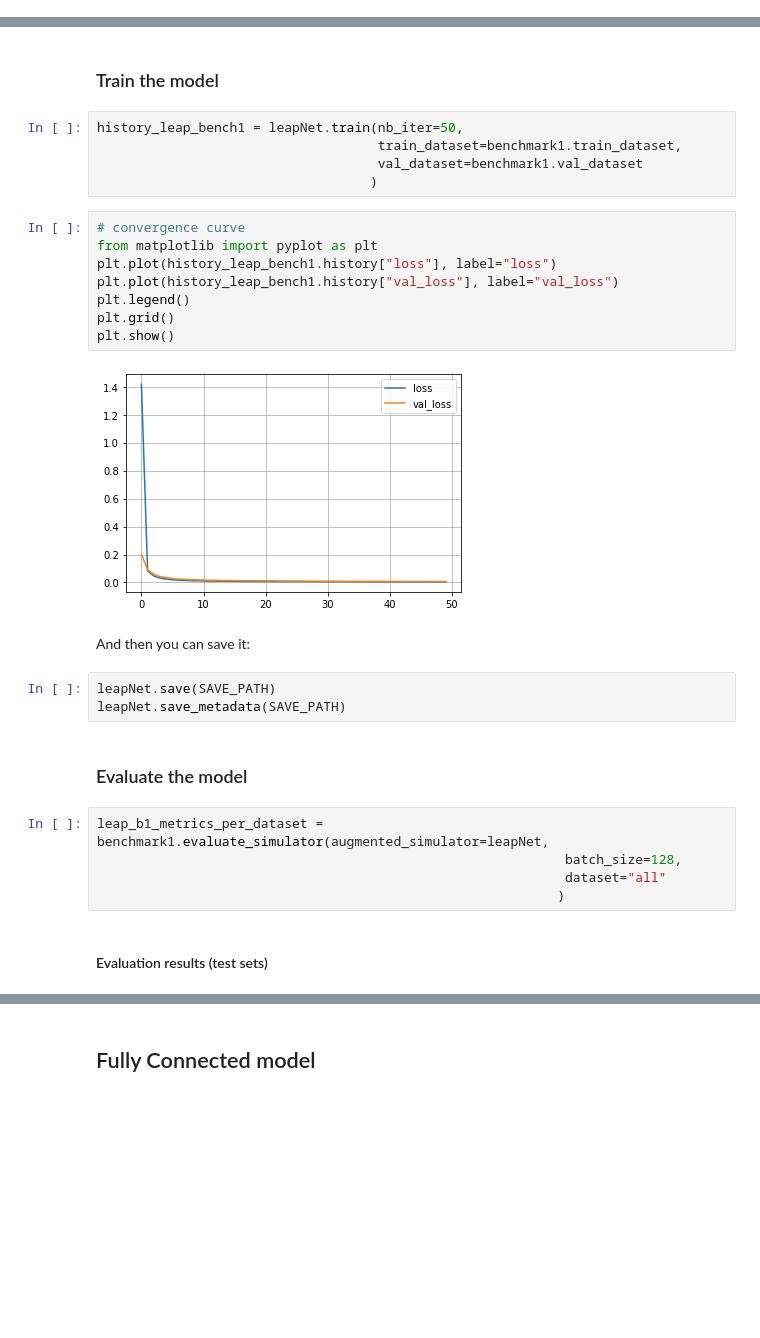
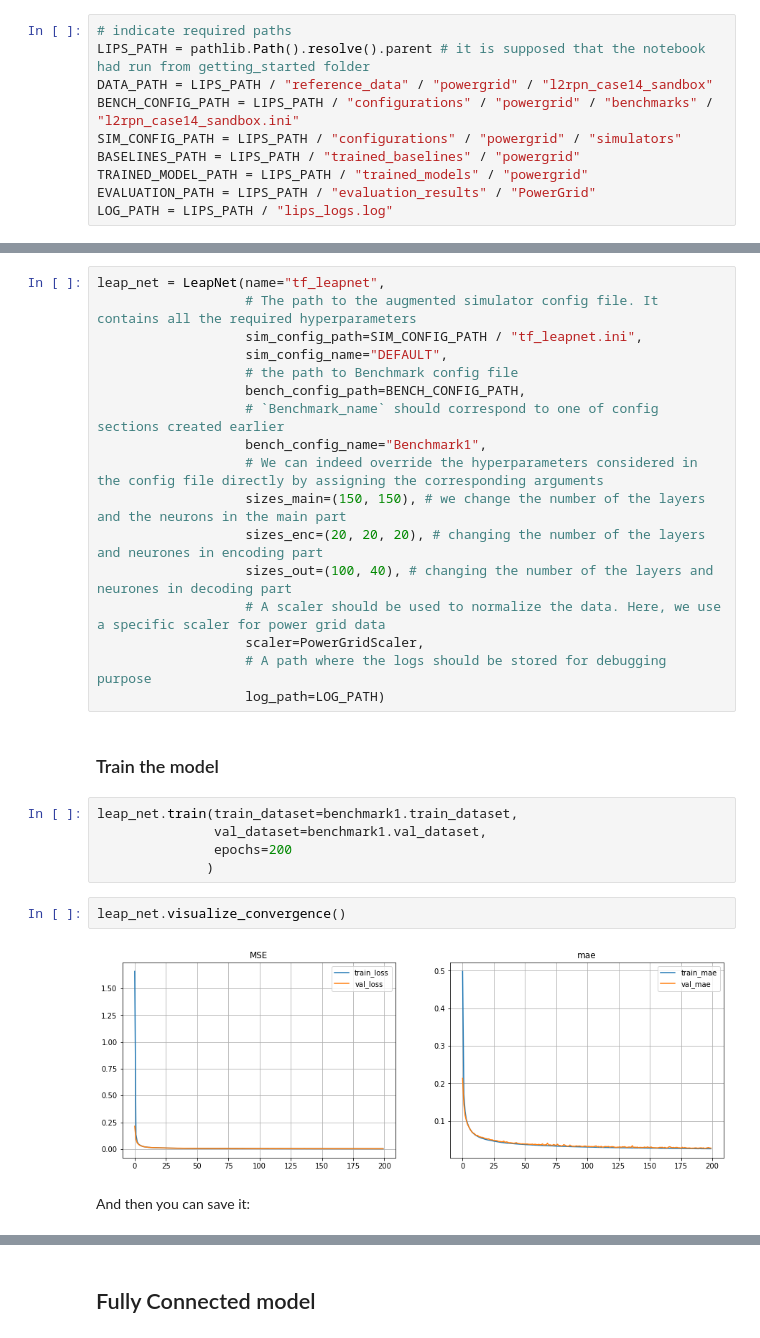
Before and after one commit to IRT-SystemX/LIPS, a Jupyter notebook: getting_started/03_TrainAnAugmentedSimulator.ipynb, the cells around one changed output, grey strips where cells are left out. Saved outputs shown, nothing was run; the diff lists cells and outputs as text; blank space fills up the shorter version.

```diff
--- a/getting_started/03_TrainAnAugmentedSimulator.ipynb
+++ b/getting_started/03_TrainAnAugmentedSimulator.ipynb
@@ -25,3 +25,13 @@ BASELINES_PATH = LIPS_PATH / "trained_baselines"
+# %%
+# indicate required paths
+LIPS_PATH = pathlib.Path().resolve().parent # it is supposed that the notebook had run from getting_started folder
+DATA_PATH = LIPS_PATH / "reference_data" / "powergrid" / "l2rpn_case14_sandbox"
+BENCH_CONFIG_PATH = LIPS_PATH / "configurations" / "powergrid" / "benchmarks" / "l2rpn_case14_sandbox.ini"
+SIM_CONFIG_PATH = LIPS_PATH / "configurations" / "powergrid" / "simulators"
+BASELINES_PATH = LIPS_PATH / "trained_baselines" / "powergrid"
+TRAINED_MODEL_PATH = LIPS_PATH / "trained_models" / "powergrid"
+EVALUATION_PATH = LIPS_PATH / "evaluation_results" / "PowerGrid"
+LOG_PATH = LIPS_PATH / "lips_logs.log"
 # %% [markdown]
 # Benchmark1 <a class="anchor" id="benchmark1"></a>
 # %% [markdown]
@@ -247,31 +142,30 @@ leapNet = LeapNetAS(name="LeapNet_benchmark1",
+# %%
+leap_net = LeapNet(name="tf_leapnet",
+                   # The path to the augmented simulator config file. It contains all the required hyperparameters
+                   sim_config_path=SIM_CONFIG_PATH / "tf_leapnet.ini",
+                   sim_config_name="DEFAULT",
+                   # the path to Benchmark config file
+                   bench_config_path=BENCH_CONFIG_PATH,
+                   # `Benchmark_name` should correspond to one of config sections created earlier
+                   bench_config_name="Benchmark1",
+                   # We can indeed override the hyperparameters considered in the config file directly by assigning the corresponding arguments
+                   sizes_main=(150, 150), # we change the number of the layers and the neurons in the main part
+                   sizes_enc=(20, 20, 20), # changing the number of the layers and neurones in encoding part
+                   sizes_out=(100, 40), # changing the number of the layers and neurones in decoding part
+                   # A scaler should be used to normalize the data. Here, we use a specific scaler for power grid data
+                   scaler=PowerGridScaler,
+                   # A path where the logs should be stored for debugging purpose
+                   log_path=LOG_PATH)
 # %% [markdown]
 ### Train the model
 # %%
-history_leap_bench1 = leapNet.train(nb_iter=50,
-                                    train_dataset=benchmark1.train_dataset,
-                                    val_dataset=benchmark1.val_dataset
-                                   )
+leap_net.train(train_dataset=benchmark1.train_dataset,
+               val_dataset=benchmark1.val_dataset,
+               epochs=200
+              )
-# %%
-# convergence curve
-from matplotlib import pyplot as plt
-plt.plot(history_leap_bench1.history["loss"], label="loss")
-plt.plot(history_leap_bench1.history["val_loss"], label="val_loss")
-plt.legend()
-plt.grid()
-plt.show()
-# %% [output]
-[figure, removed]
+# %%
+leap_net.visualize_convergence()
+# %% [output]
+[figure, added]
 # %% [markdown]
 And then you can save it:
-# %%
-leapNet.save(SAVE_PATH)
-leapNet.save_metadata(SAVE_PATH)
-# %% [markdown]
-### Evaluate the model
-# %%
-leap_b1_metrics_per_dataset = benchmark1.evaluate_simulator(augmented_simulator=leapNet,
-                                                            batch_size=128,
-                                                            dataset="all"
-                                                           )
-# %% [markdown]
-#### Evaluation results (test sets)
```
Also changed, not shown: parts of 85 cells of this notebook, 35 other files.
